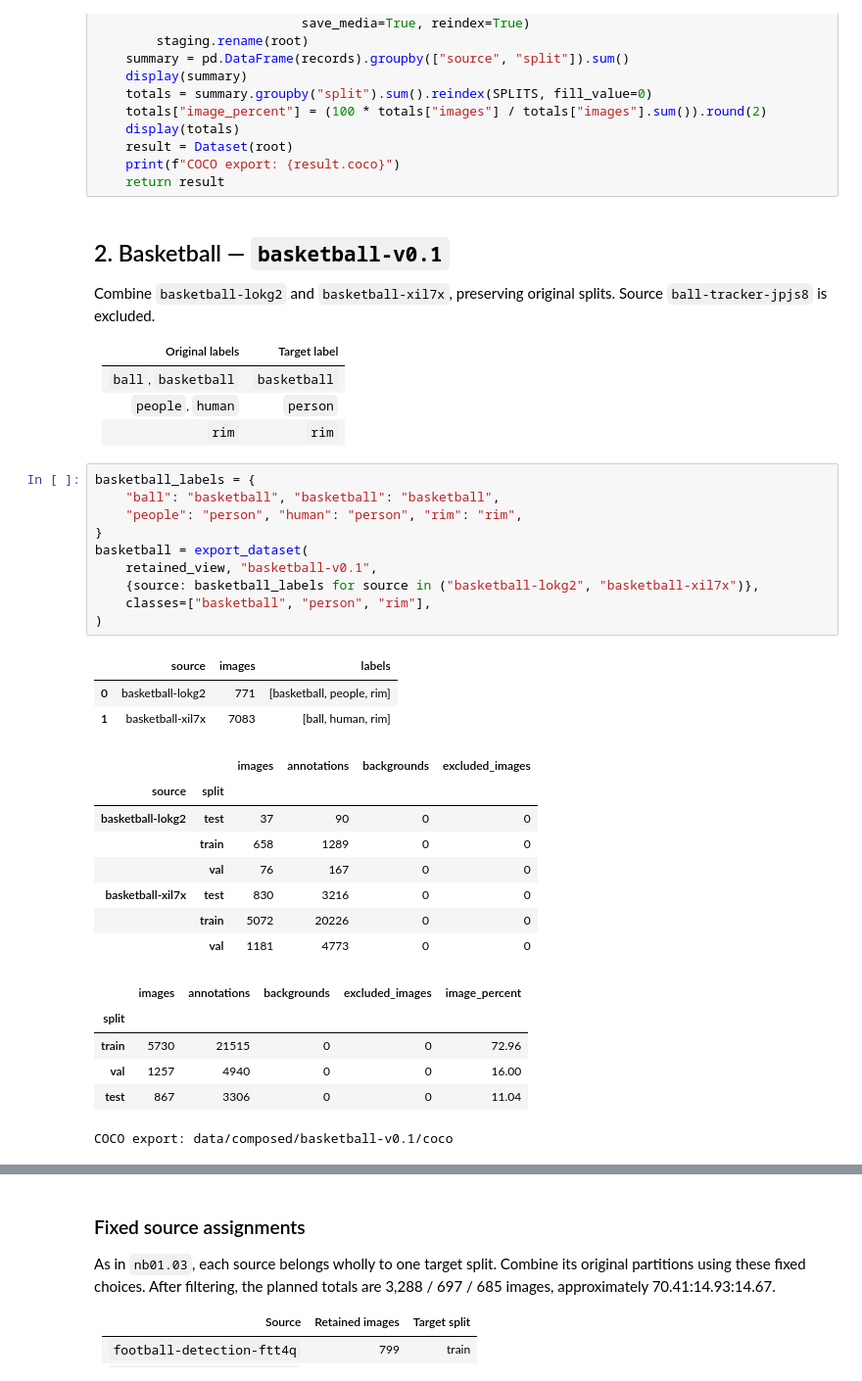
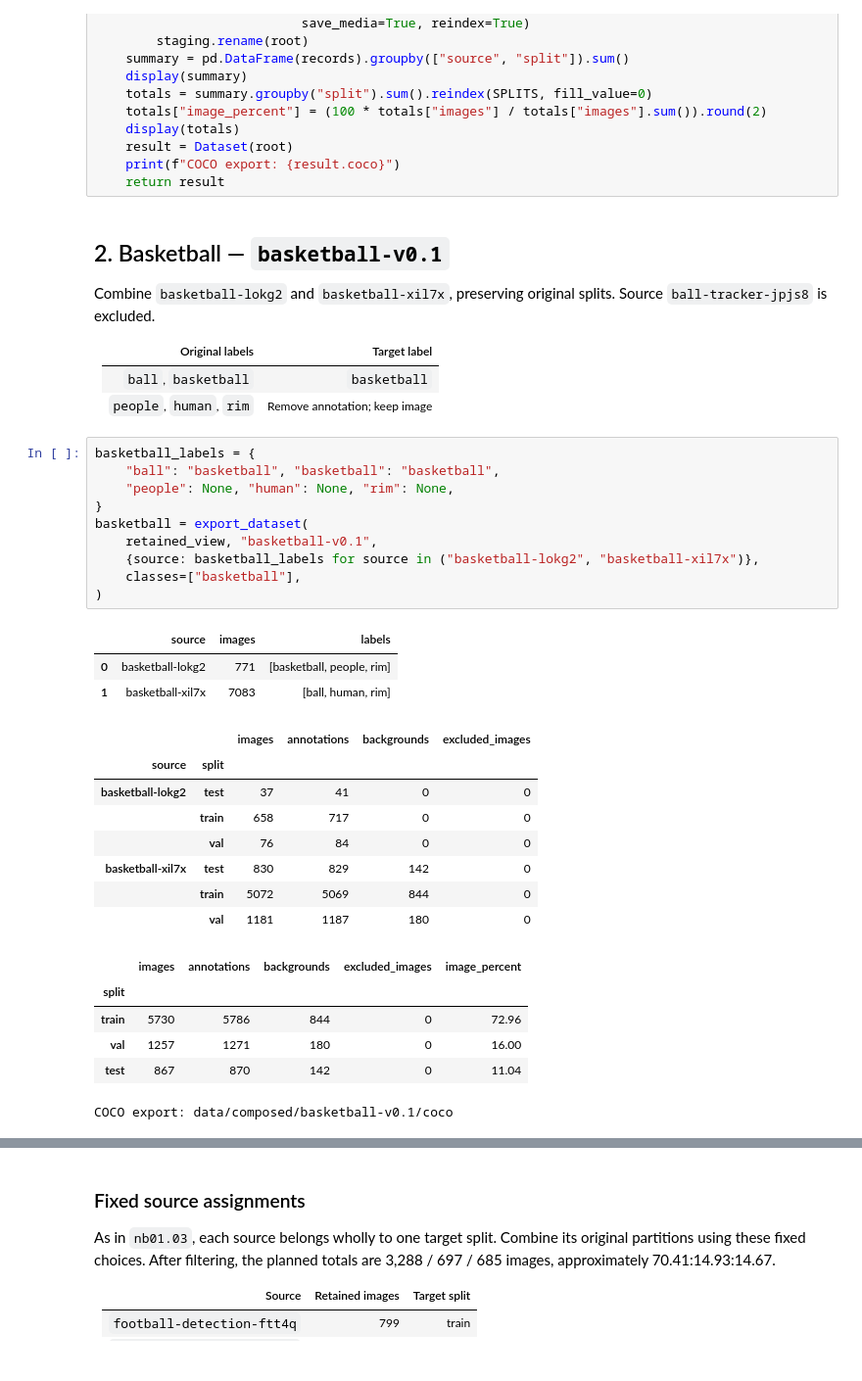
Before and after one commit to clymber/object_detection, a Jupyter notebook: dataset/notebooks/nb01.07-ball_detect_dataset/nb01.07.03-export_datasets.ipynb, the cells around one changed output, grey strips where cells are left out. Shown at 98% size. Cells and saved outputs as stored; diff of their text form.

```diff
--- a/dataset/notebooks/nb01.07-ball_detect_dataset/nb01.07.03-export_datasets.ipynb
+++ b/dataset/notebooks/nb01.07-ball_detect_dataset/nb01.07.03-export_datasets.ipynb
@@ -161,35 +164,34 @@ Source `ball-tracker-jpjs8` is excluded.
 | Original labels | Target label |
 | --- | --- |
 | `ball`, `basketball` | `basketball` |
-| `people`, `human` | `person` |
-| `rim` | `rim` |
+| `people`, `human`, `rim` | Remove annotation; keep image |
 # %%
 basketball_labels = {
     "ball": "basketball", "basketball": "basketball",
-    "people": "person", "human": "person", "rim": "rim",
+    "people": None, "human": None, "rim": None,
 }
 basketball = export_dataset(
     retained_view, "basketball-v0.1",
     {source: basketball_labels for source in ("basketball-lokg2", "basketball-xil7x")},
-    classes=["basketball", "person", "rim"],
+    classes=["basketball"],
 )
 # %% [output]
 |  | source | images | labels |
 | 0 | basketball-lokg2 | 771 | [basketball, people, rim] |
 | 1 | basketball-xil7x | 7083 | [ball, human, rim] |
 |  |  | images | annotations | backgrounds | excluded_images |
 | source | split |  |  |  |  |
-| basketball-lokg2 | test | 37 | 90 | 0 | 0 |
-|  | train | 658 | 1289 | 0 | 0 |
-|  | val | 76 | 167 | 0 | 0 |
-| basketball-xil7x | test | 830 | 3216 | 0 | 0 |
-|  | train | 5072 | 20226 | 0 | 0 |
-|  | val | 1181 | 4773 | 0 | 0 |
+| basketball-lokg2 | test | 37 | 41 | 0 | 0 |
+|  | train | 658 | 717 | 0 | 0 |
+|  | val | 76 | 84 | 0 | 0 |
+| basketball-xil7x | test | 830 | 829 | 142 | 0 |
+|  | train | 5072 | 5069 | 844 | 0 |
+|  | val | 1181 | 1187 | 180 | 0 |
 |  | images | annotations | backgrounds | excluded_images | image_percent |
 | split |  |  |  |  |  |
-| train | 5730 | 21515 | 0 | 0 | 72.96 |
-| val | 1257 | 4940 | 0 | 0 | 16.00 |
-| test | 867 | 3306 | 0 | 0 | 11.04 |
+| train | 5730 | 5786 | 844 | 0 | 72.96 |
+| val | 1257 | 1271 | 180 | 0 | 16.00 |
+| test | 867 | 870 | 142 | 0 | 11.04 |
 COCO export: data/composed/basketball-v0.1/coco
 # %% [markdown]
 ## 3. Football — `football-v0.1`
```
Also changed, not shown: parts of 4 cells of this notebook, 1 other file.
